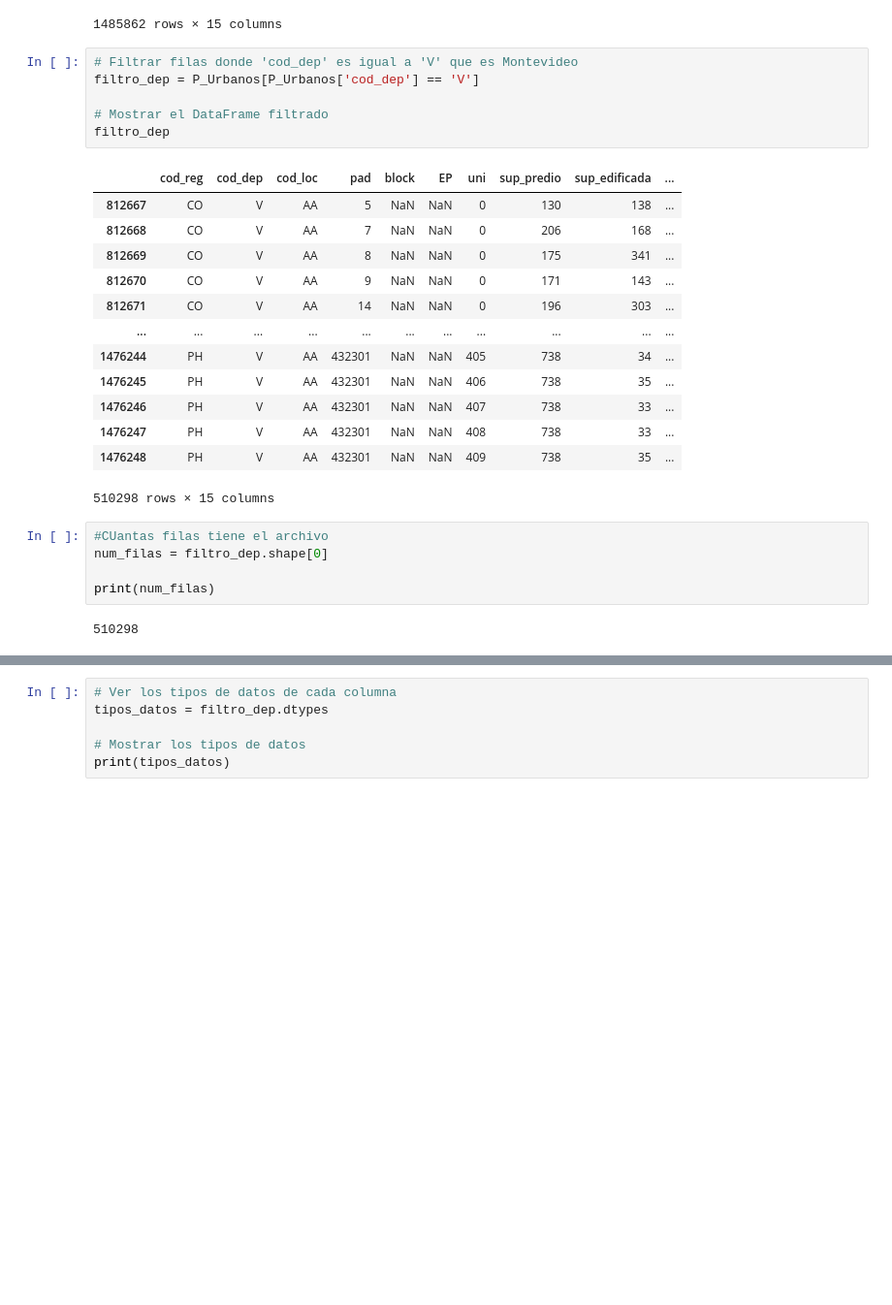
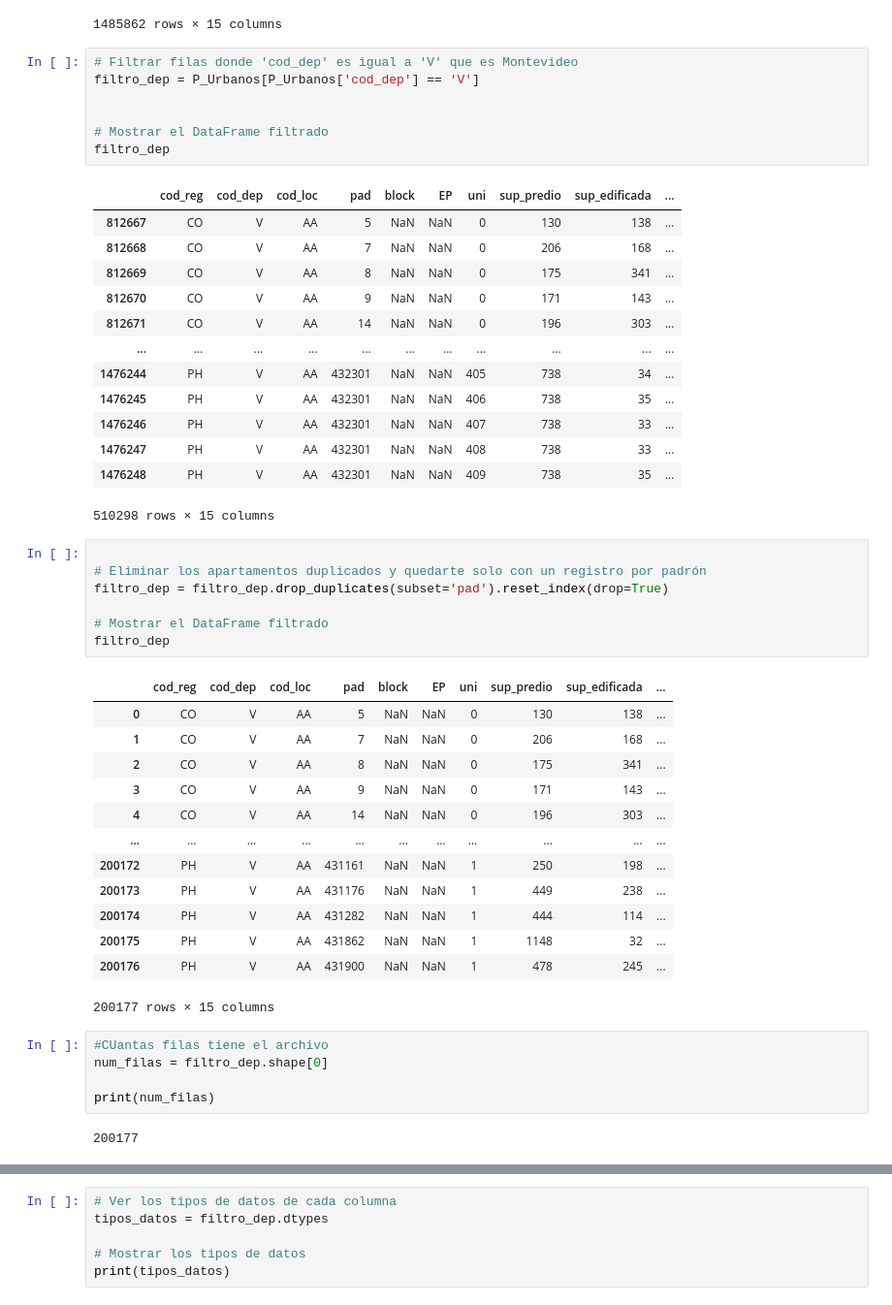
Before and after one commit to danblanc/python-para-ciencia-de-datos, a Jupyter notebook: Proyectos/Proyecto Crey_VFern/jupyterRF.ipynb, the cells around one changed output, grey strips where cells are left out. Shown at 97% size. Drawn from its saved outputs; the diff is of its cells as text; blank space fills up the shorter version.

```diff
--- a/jupyterRF.ipynb
+++ b/Proyectos/Proyecto Crey_VFern/jupyterRF.ipynb
@@ -48,6 +48,7 @@ P_Urbanos
 # Filtrar filas donde 'cod_dep' es igual a 'V' que es Montevideo
 filtro_dep = P_Urbanos[P_Urbanos['cod_dep'] == 'V']
 
+
 # Mostrar el DataFrame filtrado
 filtro_dep
 # %% [output]
@@ -64,13 +65,34 @@ filtro_dep
 | 1476247 | PH | V | AA | 432301 | NaN | NaN | 408 | 738 | 33 | ... |
 | 1476248 | PH | V | AA | 432301 | NaN | NaN | 409 | 738 | 35 | ... |
 510298 rows × 15 columns
+# %%
+
+# Eliminar los apartamentos duplicados y quedarte solo con un registro por padrón
+filtro_dep = filtro_dep.drop_duplicates(subset='pad').reset_index(drop=True)
+
+# Mostrar el DataFrame filtrado
+filtro_dep
+# %% [output]
+|  | cod_reg | cod_dep | cod_loc | pad | block | EP | uni | sup_predio | sup_edificada | ... |
+| 0 | CO | V | AA | 5 | NaN | NaN | 0 | 130 | 138 | ... |
+| 1 | CO | V | AA | 7 | NaN | NaN | 0 | 206 | 168 | ... |
+| 2 | CO | V | AA | 8 | NaN | NaN | 0 | 175 | 341 | ... |
+| 3 | CO | V | AA | 9 | NaN | NaN | 0 | 171 | 143 | ... |
+| 4 | CO | V | AA | 14 | NaN | NaN | 0 | 196 | 303 | ... |
+| ... | ... | ... | ... | ... | ... | ... | ... | ... | ... | ... |
+| 200172 | PH | V | AA | 431161 | NaN | NaN | 1 | 250 | 198 | ... |
+| 200173 | PH | V | AA | 431176 | NaN | NaN | 1 | 449 | 238 | ... |
+| 200174 | PH | V | AA | 431282 | NaN | NaN | 1 | 444 | 114 | ... |
+| 200175 | PH | V | AA | 431862 | NaN | NaN | 1 | 1148 | 32 | ... |
+| 200176 | PH | V | AA | 431900 | NaN | NaN | 1 | 478 | 245 | ... |
+200177 rows × 15 columns
 # %%
 #CUantas filas tiene el archivo
 num_filas = filtro_dep.shape[0]
 
 print(num_filas)
 # %% [output]
-510298
+200177
 # %%
 # Reemplazar cadenas vacías o '/  /' por NaN
 filtro_dep['Fecha_UDJ'] = filtro_dep['Fecha_UDJ'].replace(['', '/  /'], pd.NA)
```
Also changed, not shown: parts of 12 cells of this notebook, 2 other files.
